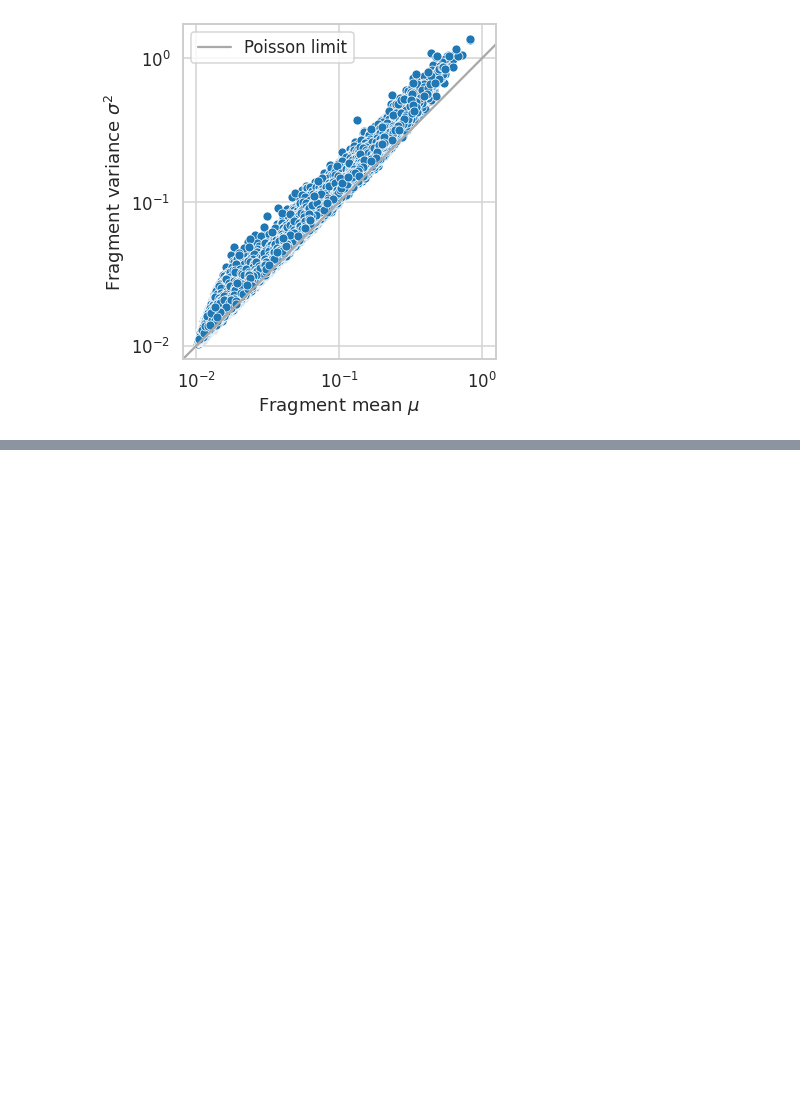
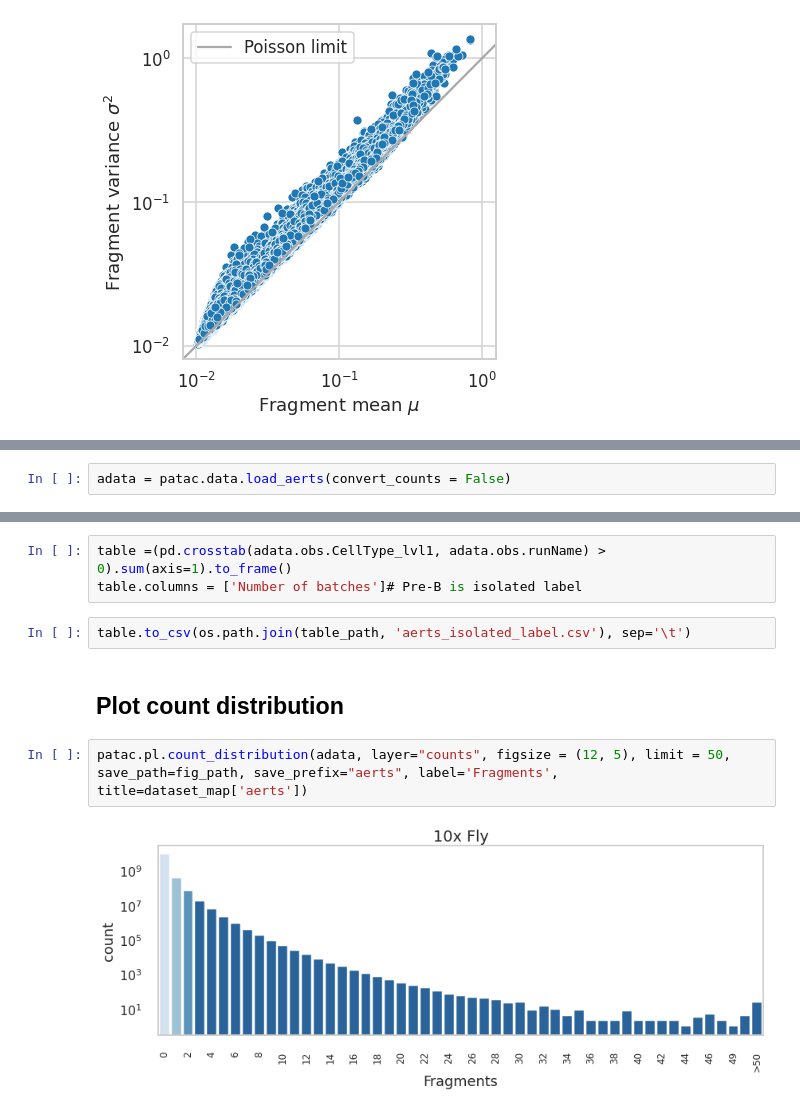
Before and after one commit to theislab/scatac_poisson_reproducibility, a Jupyter notebook: notebooks/Figure1.ipynb, the cells around one changed output, grey strips where cells are left out. Saved outputs shown, nothing was run; the diff lists cells and outputs as text; blank space fills up the shorter version.

```diff
--- a/notebooks/Figure1.ipynb
+++ b/notebooks/Figure1.ipynb
@@ -127,0 +155,2 @@ patac.pl.mean_variance(adata, layer="counts", figsize=(6,6), save_path=fig_path,
+# %%
+adata = patac.data.load_aerts(convert_counts = False)
@@ -127,0 +166,11 @@ patac.pl.mean_variance(adata, layer="counts", figsize=(6,6), save_path=fig_path,
+# %%
+table =(pd.crosstab(adata.obs.CellType_lvl1, adata.obs.runName) > 0).sum(axis=1).to_frame()
+table.columns = ['Number of batches']# Pre-B is isolated label
+# %%
+table.to_csv(os.path.join(table_path, 'aerts_isolated_label.csv'), sep='\t')
+# %% [markdown]
+## Plot count distribution
+# %%
+patac.pl.count_distribution(adata, layer="counts", figsize = (12, 5), limit = 50, save_path=fig_path, save_prefix="aerts", label='Fragments', title=dataset_map['aerts'])
+# %% [output]
+[figure, added]
```
Also changed, not shown: parts of 58 cells of this notebook.
